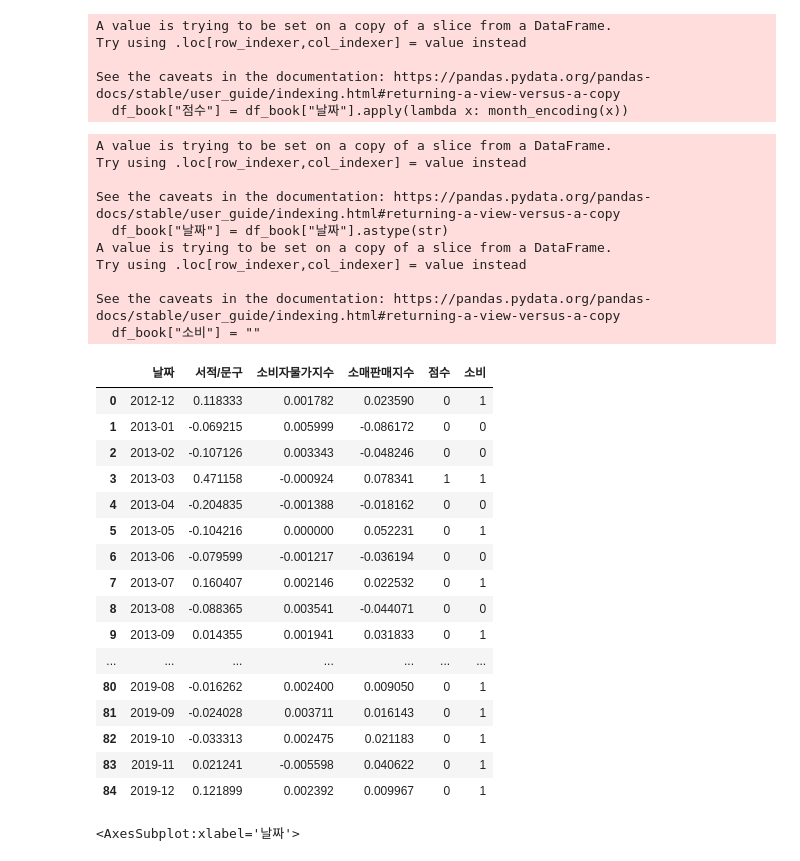
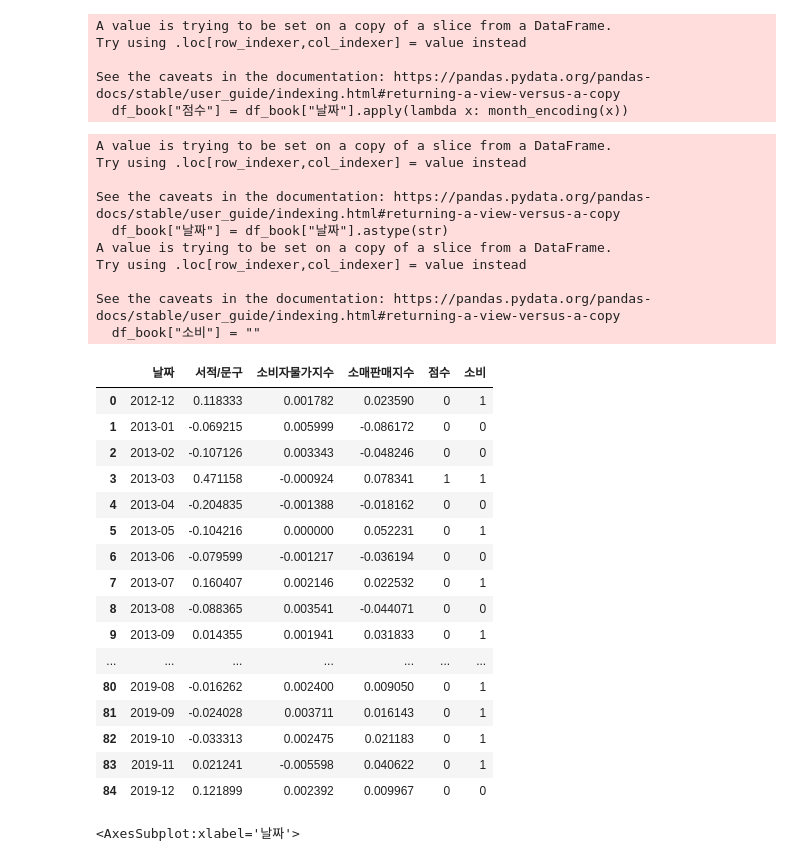
Before and after one commit to KJH3024/test, a Jupyter notebook: 프로젝트1/전국_카드.ipynb, the cells around one changed output. Saved outputs shown, nothing was run; the diff lists cells and outputs as text; code cells hidden in the pictures.

```diff
--- a/프로젝트1/전국_카드.ipynb
+++ b/프로젝트1/전국_카드.ipynb
@@ -720,6 +720,18 @@ for i in range(0, 13):
 
                 elif df_book["서적/문구"].loc[j] <= df_book['서적/문구'].loc[j-12]:
                     if df_book.loc[j,'소비자물가지수'] <= -0.001261:
+                        if df_book.loc[j,'소매판매지수'] <= -0.034296:
+                            df_book.loc[j,"소비"] = 0
+                        elif df_book.loc[j,'소매판매지수'] >= 0.009050:
+                            df_book.loc[j,"소비"] = 1
+                        elif df_book.loc[j,'소매판매지수'] <= 0.009050:
+                            df_book.loc[j,"소비"] = 0
+                        elif df_book.loc[j,'소매판매지수'] <= 0.032727:
+                            df_book.loc[j,"소비"] = 1
+                        elif df_book.loc[j,'소매판매지수'] >= 0.032727:
+                            df_book.loc[j,"소비"] = 1
+
+                    elif df_book.loc[j,'소비자물가지수'] >= -0.001261:
                         if df_book.loc[j,'소매판매지수'] >= -0.034296:
                             df_book.loc[j,"소비"] = 0
                         elif df_book.loc[j,'소매판매지수'] <= -0.034296:
@@ -732,20 +744,6 @@ for i in range(0, 13):
                             df_book.loc[j,"소비"] = 1
                         elif df_book.loc[j,'소매판매지수'] >= 0.032727:
                             df_book.loc[j,"소비"] = 1
-
-                    elif df_book.loc[j,'소비자물가지수'] >= -0.001261:
-                        if df_book.loc[j,'소매판매지수'] >= -0.034296:
-                            df_book.loc[j,"소비"] = 1
-                        elif df_book.loc[j,'소매판매지수'] <= -0.034296:
-                            df_book.loc[j,"소비"] = 1
-                        elif df_book.loc[j,'소매판매지수'] >= 0.009050:
-                            df_book.loc[j,"소비"] = 0
-                        elif df_book.loc[j,'소매판매지수'] <= 0.009050:
-                            df_book.loc[j,"소비"] = 1
-                        elif df_book.loc[j,'소매판매지수'] <= 0.032727:
-                            df_book.loc[j,"소비"] = 0
-                        elif df_book.loc[j,'소매판매지수'] >= 0.032727:
-                            df_book.loc[j,"소비"] = 0
 
                     elif df_book.loc[j,'소비자물가지수'] >= 0.001091:
                         if df_book.loc[j,'소매판매지수'] >= -0.034296:
@@ -763,25 +761,25 @@ for i in range(0, 13):
 
                     elif df_book.loc[j,'소비자물가지수'] <= 0.001091:
                         if df_book.loc[j,'소매판매지수'] >= -0.034296:
+                            df_book.loc[j,"소비"] = 0
+                        elif df_book.loc[j,'소매판매지수'] <= -0.034296:
+                            df_book.loc[j,"소비"] = 0
+                        elif df_book.loc[j,'소매판매지수'] >= 0.009050:
                             df_book.loc[j,"소비"] = 1
-                        elif df_book.loc[j,'소매판매지수'] <= -0.034296:
+                        elif df_book.loc[j,'소매판매지수'] <= 0.009050:
+                            df_book.loc[j,"소비"] = 0
+                        elif df_book.loc[j,'소매판매지수'] <= 0.032727:
                             df_book.loc[j,"소비"] = 1
-                        elif df_book.loc[j,'소매판매지수'] >= 0.009050:
-                            df_book.loc[j,"소비"] = 0
-                        elif df_book.loc[j,'소매판매지수'] <= 0.009050:
+                        elif df_book.loc[j,'소매판매지수'] >= 0.032727:
                             df_book.loc[j,"소비"] = 1
-                        elif df_book.loc[j,'소매판매지수'] <= 0.032727:
-                            df_book.loc[j,"소비"] = 0
-                        elif df_book.loc[j,'소매판매지수'] >= 0.032727:
-                            df_book.loc[j,"소비"] = 0
 
                     elif df_book.loc[j,'소비자물가지수'] >= 0.002578:
                         if df_book.loc[j,'소매판매지수'] >= -0.034296:
                             df_book.loc[j,"소비"] = 0
                         elif df_book.loc[j,'소매판매지수'] <= -0.034296:
                             df_book.loc[j,"소비"] = 0
-                        elif df_book.loc[j,'소매판매지수'] >= 0.009050:
-                            df_book.loc[j,"소비"] = 0
+                        elif df_book.loc[j,'소매판매지수'] > 0.009050:
+                            df_book.loc[j,"소비"] = 1
                         elif df_book.loc[j,'소매판매지수'] <= 0.009050:
                             df_book.loc[j,"소비"] = 0
                         elif df_book.loc[j,'소매판매지수'] <= 0.032727:
@@ -791,17 +789,17 @@ for i in range(0, 13):
 
                     elif df_book.loc[j,'소비자물가지수'] <= 0.002578:
                         if df_book.loc[j,'소매판매지수'] >= -0.034296:
-                            df_book.loc[j,"소비"] = 1
+                            df_book.loc[j,"소비"] = 0
                         elif df_book.loc[j,'소매판매지수'] <= -0.034296:
-                            df_book.loc[j,"소비"] = 1
+                            df_book.loc[j,"소비"] = 0
                         elif df_book.loc[j,'소매판매지수'] >= 0.009050:
                             df_book.loc[j,"소비"] = 1
                         elif df_book.loc[j,'소매판매지수'] <= 0.009050:
+                            df_book.loc[j,"소비"] = 0
+                        elif df_book.loc[j,'소매판매지수'] <= 0.032727:
                             df_book.loc[j,"소비"] = 1
-                        elif df_book.loc[j,'소매판매지수'] <= 0.032727:
-                            df_book.loc[j,"소비"] = 0
                         elif df_book.loc[j,'소매판매지수'] >= 0.032727:
-                            df_book.loc[j,"소비"] = 0
+                            df_book.loc[j,"소비"] = 1
 
             elif df_book['서적/문구'].loc[j-12] <= 0:
                 if df_book.loc[j,'소비자물가지수'] <= -0.001261:
@@ -1063,34 +1061,34 @@ for i in range(0, 13):
                         df_book.loc[j,"소비"] = 0
 
 df_book
 # %% [output]
 A value is trying to be set on a copy of a slice from a DataFrame.
 Try using .loc[row_indexer,col_indexer] = value instead
 
 See the caveats in the documentation: https://pandas.pydata.org/pandas-docs/stable/user_guide/indexing.html#returning-a-view-versus-a-copy
   df_book["날짜"] = df_book["날짜"].astype(str)
 A value is trying to be set on a copy of a slice from a DataFrame.
 Try using .loc[row_indexer,col_indexer] = value instead
 
 See the caveats in the documentation: https://pandas.pydata.org/pandas-docs/stable/user_guide/indexing.html#returning-a-view-versus-a-copy
   df_book["소비"] = ""
 |  | 날짜 | 서적/문구 | 소비자물가지수 | 소매판매지수 | 점수 | 소비 |
 | 0 | 2012-12 | 0.118333 | 0.001782 | 0.023590 | 0 | 1 |
 | 1 | 2013-01 | -0.069215 | 0.005999 | -0.086172 | 0 | 0 |
 | 2 | 2013-02 | -0.107126 | 0.003343 | -0.048246 | 0 | 0 |
 | 3 | 2013-03 | 0.471158 | -0.000924 | 0.078341 | 1 | 1 |
 | 4 | 2013-04 | -0.204835 | -0.001388 | -0.018162 | 0 | 0 |
 | 5 | 2013-05 | -0.104216 | 0.000000 | 0.052231 | 0 | 1 |
 | 6 | 2013-06 | -0.079599 | -0.001217 | -0.036194 | 0 | 0 |
 | 7 | 2013-07 | 0.160407 | 0.002146 | 0.022532 | 0 | 1 |
 | 8 | 2013-08 | -0.088365 | 0.003541 | -0.044071 | 0 | 0 |
 | 9 | 2013-09 | 0.014355 | 0.001941 | 0.031833 | 0 | 1 |
 | ... | ... | ... | ... | ... | ... | ... |
 | 80 | 2019-08 | -0.016262 | 0.002400 | 0.009050 | 0 | 1 |
 | 81 | 2019-09 | -0.024028 | 0.003711 | 0.016143 | 0 | 1 |
 | 82 | 2019-10 | -0.033313 | 0.002475 | 0.021183 | 0 | 1 |
 | 83 | 2019-11 | 0.021241 | -0.005598 | 0.040622 | 0 | 1 |
-| 84 | 2019-12 | 0.121899 | 0.002392 | 0.009967 | 0 | 1 |
+| 84 | 2019-12 | 0.121899 | 0.002392 | 0.009967 | 0 | 0 |
 # %%
 total_df1['전국_서적/문구'].plot()
 # %% [output]
```
